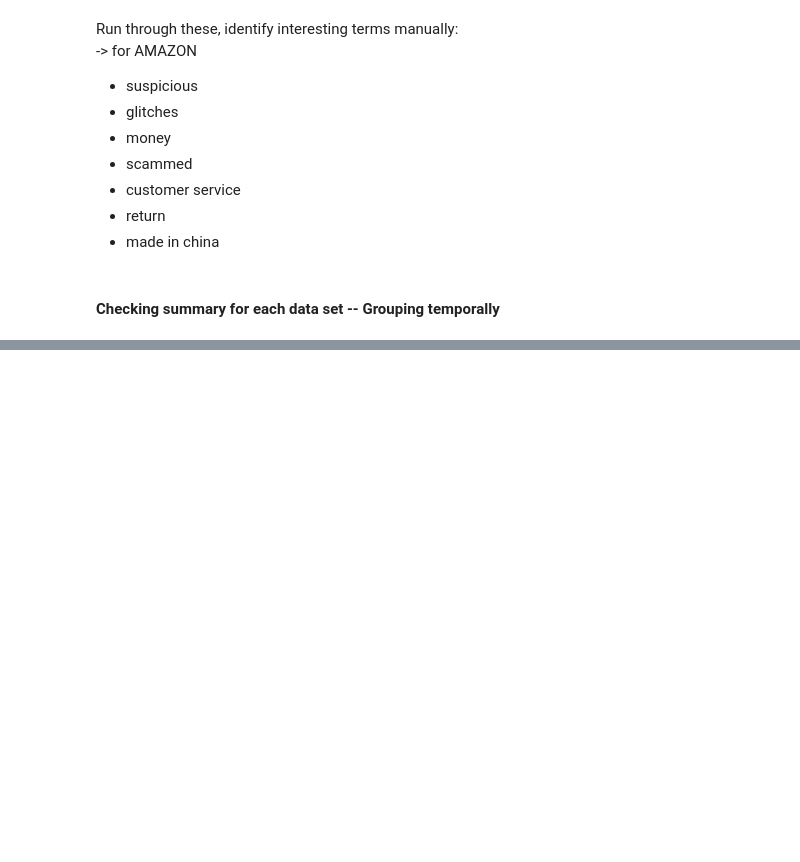
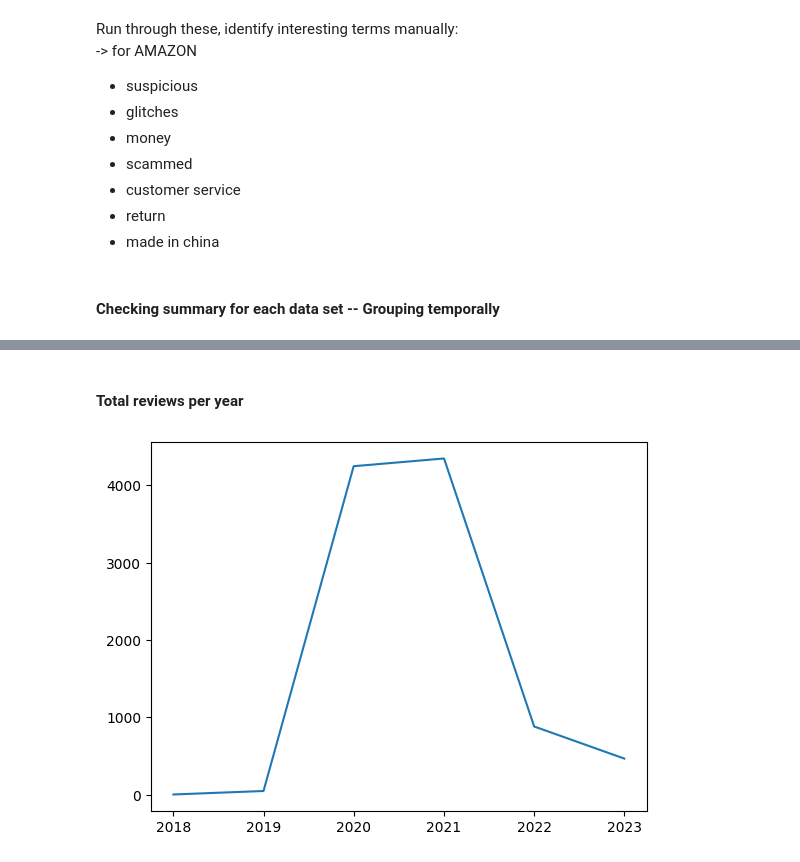
Before and after one commit to jonasT911/MobileComputingProject, a Jupyter notebook: analysis/keyword_analysis.ipynb, the cells around one changed output, grey strips where cells are left out. Cells and saved outputs as stored; diff of their text form; code cells hidden in the pictures; blank space fills up the shorter version.

```diff
--- a/analysis/keyword_analysis.ipynb
+++ b/analysis/keyword_analysis.ipynb
@@ -231,0 +307,5 @@ dtype: object
+# %%
+df_year = current_set.copy()
+df_year['Date'] = pd.to_datetime(df_year["Date"].dt.strftime('%Y'))
+df_year = (df_year.groupby(['Date'])).count()
+print(df_year)
@@ -231,0 +321,11 @@ dtype: object
+# %% [markdown]
+#### Total reviews per year
+# %%
+
+x =  list(df_year.index)
+y = list(df_year['Content'])
+
+plt.plot(x, y)  # Plot the chart
+plt.show()  # display
+# %% [output]
+[figure, added]
```
Also changed, not shown: parts of 6 cells of this notebook.
